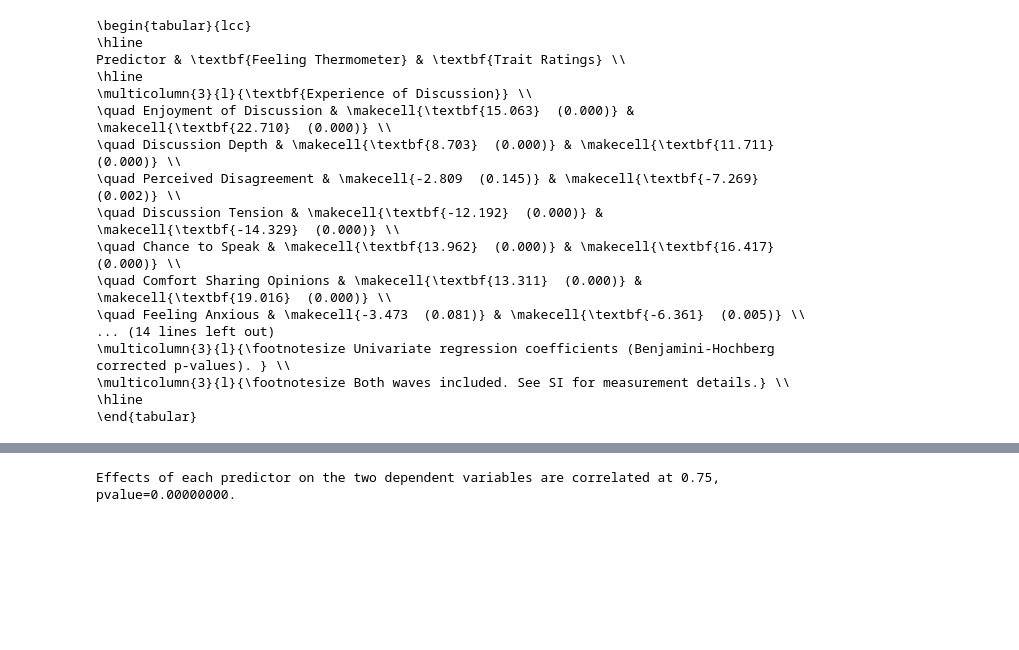
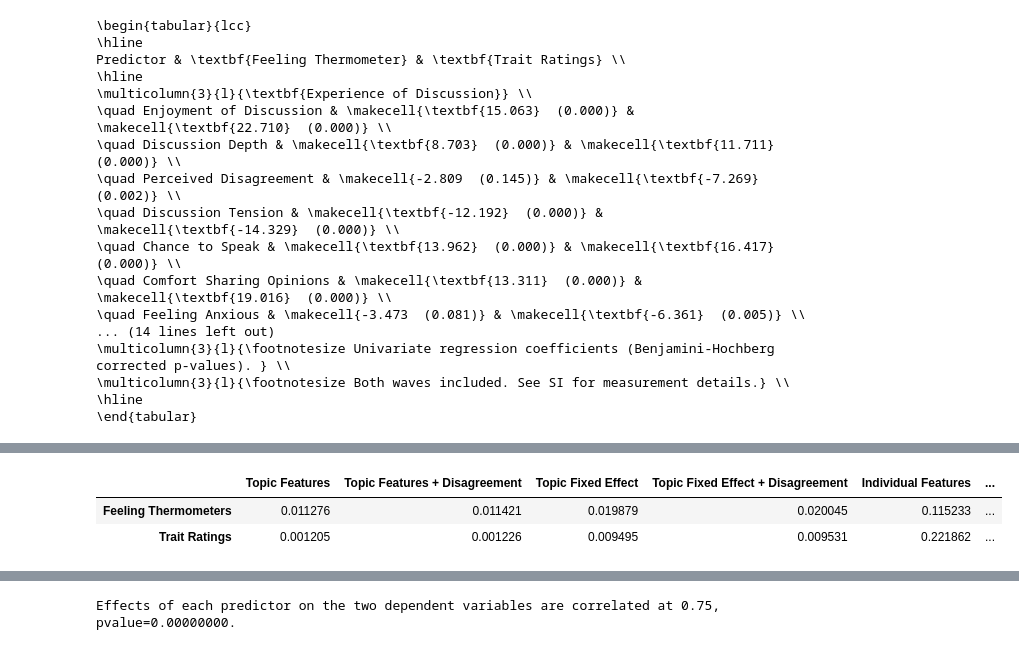
Before and after one commit to Watts-Lab/topic_choice, a Jupyter notebook: analyze_study_data.ipynb, the cells around one changed output, grey strips where cells are left out. Drawn from its saved outputs; the diff is of its cells as text; code cells hidden in the pictures; blank space fills up the shorter version.

```diff
--- a/analyze_study_data.ipynb
+++ b/analyze_study_data.ipynb
@@ -1411,0 +1330,36 @@ differences_df
+# %%
+# Flatten the nested predictors into a single list.
+all_predictors = []
+for group, predictors in other_predictors_2.items():
+    for predictor in predictors.keys():
+        all_predictors.append(predictor)
+
+
+behaviors_feeling_thermometer = smf.ols(formula = 'outpartyTemp_change ~ ' + ' + '.join(all_predictors) , data=data).fit()
+r2_table.loc[ "Feeling Thermometers", "Behaviors"] = behaviors_feeling_thermometer.rsquared
+
+behaviors_trait_ratings = smf.ols(formula = 'trait_ratings_change ~ ' + ' + '.join(all_predictors) , data=data).fit()
+r2_table.loc[ "Trait Ratings", "Behaviors"] = behaviors_trait_ratings.rsquared
+
+
+all_predictors = []
+for group, predictors in other_predictors_1.items():
+    for predictor in predictors.keys():
+        all_predictors.append(predictor)
+
+for group, predictors in other_predictors_2.items():
+    for predictor in predictors.keys():
+        all_predictors.append(predictor)
+
+
+behaviors_individual_features_topics_disagreement_feeling_thermometer = smf.ols(formula = 'outpartyTemp_change ~ ' + ' + '.join(all_predictors) + ' + C(discussionTopic)  + disagreement' , data=data).fit()
+r2_table.loc[ "Feeling Thermometers", "Behaviors + Individual Features + Topic Fixed Effect + Disagreement"] = behaviors_individual_features_topics_disagreement_feeling_thermometer.rsquared
+
+behaviors_individual_features_topics_disagreement_trait_ratings = smf.ols(formula = 'trait_ratings_change ~ ' + ' + '.join(all_predictors) + ' + C(discussionTopic)  + disagreement', data=data).fit()
+r2_table.loc[ "Trait Ratings", "Behaviors + Individual Features + Topic Fixed Effect + Disagreement"] = behaviors_individual_features_topics_disagreement_trait_ratings.rsquared
+
+r2_table
+# %% [output]
+|  | Topic Features | Topic Features + Disagreement | Topic Fixed Effect | Topic Fixed Effect + Disagreement | Individual Features | ... |
+| Feeling Thermometers | 0.011276 | 0.011421 | 0.019879 | 0.020045 | 0.115233 | ... |
+| Trait Ratings | 0.001205 | 0.001226 | 0.009495 | 0.009531 | 0.221862 | ... |
```
Also changed, not shown: parts of 51 cells of this notebook, 11 other files.
